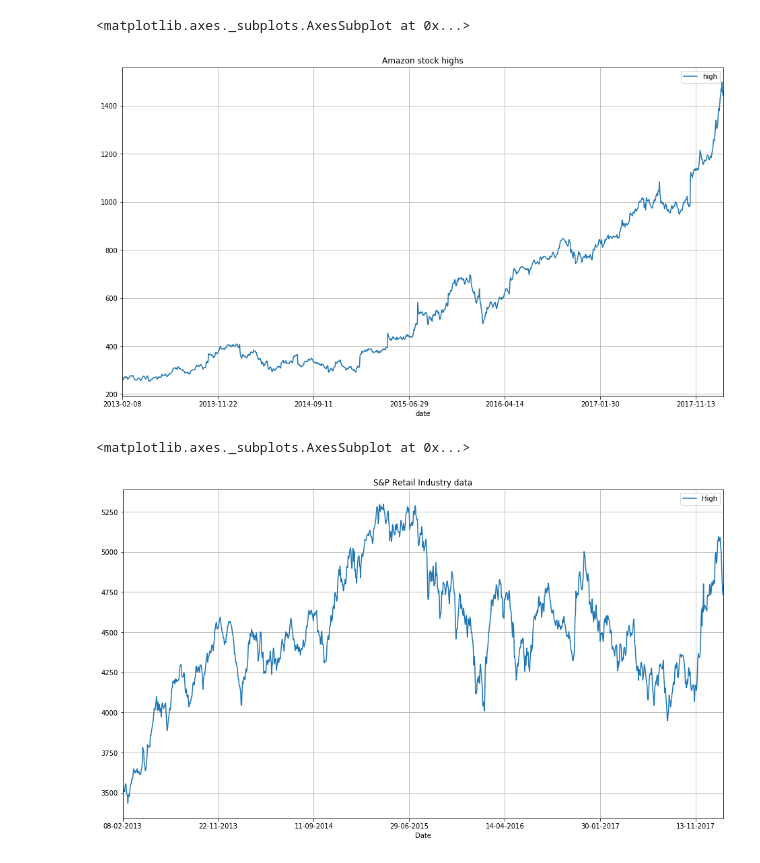
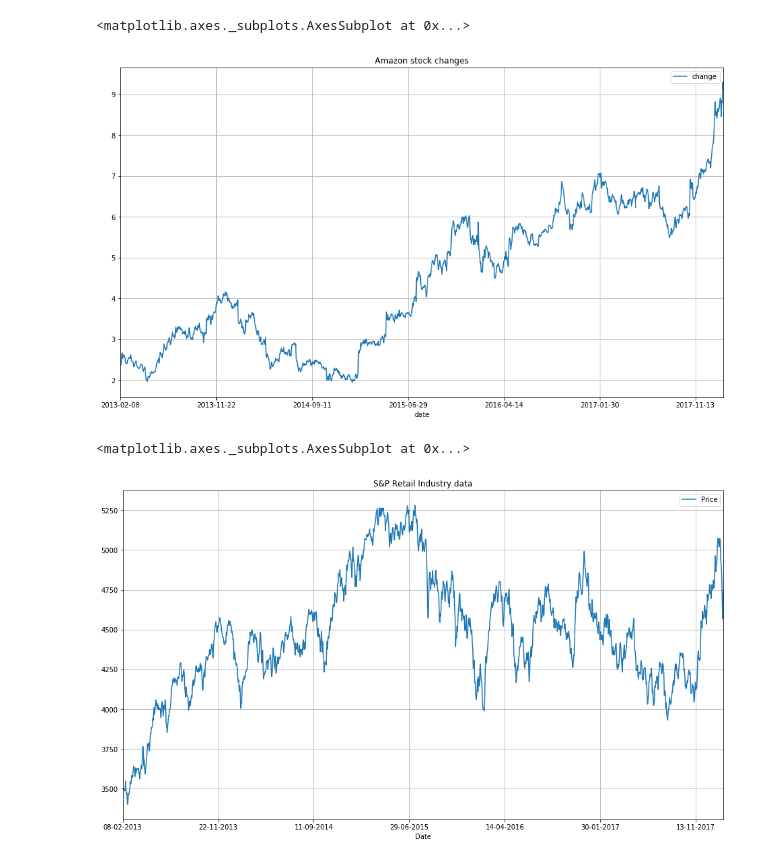
Before and after one commit to AjayZinngg/Exploratory-data-analysis-S-P, a Jupyter notebook: EDA.ipynb, the cells around one changed output. Saved outputs shown, nothing was run; the diff lists cells and outputs as text; code cells hidden in the pictures.

```diff
--- a/EDA.ipynb
+++ b/EDA.ipynb
@@ -10,5 +10,5 @@ from sklearn.metrics import r2_score, median_absolute_error, mean_absolute_error
 # %%
 %matplotlib inline
 # %%
-df = pd.read_csv('all_stocks_5yr.csv', usecols = ['date', 'high', 'Name'])
+df = pd.read_csv('all_stocks_5yr.csv', usecols = ['date', 'change', 'Name'])
 # %%
@@ -16,5 +16,5 @@ df2 = pd.read_csv('S&P Retail Select Industry Historical Data.csv', usecols = ['
 # %%
 cond = {'Name' : 'AMZN'}
 # %%
-amzn_data = df.loc[df.Name==cond['Name'], ['date', 'high', 'Name']]
+amzn_data = df.loc[df.Name==cond['Name'], ['date', 'change', 'Name']]
 # %%
@@ -22,13 +29,13 @@ amzn_data_t = df.loc[df.Name==cond['Name'], ['high']]
 # %%
-amzn_data.plot(x='date', y='high', figsize=(16,9), grid=True, title="Amazon stock highs")
+amzn_data.plot(x='date', y='change', figsize=(16,9), grid=True, title="Amazon stock changes")
 # %% [output]
 <matplotlib.axes._subplots.AxesSubplot at 0x...>
-[figure, old version]
+[figure, new version]
 # %%
-df2.plot(x='Date', y='High', figsize=(16,9), grid=True, title="S&P Retail Industry data")
+df2.plot(x='Date', y='Price', figsize=(16,9), grid=True, title="S&P Retail Industry data")
 # %% [output]
 <matplotlib.axes._subplots.AxesSubplot at 0x...>
-[figure, old version]
+[figure, new version]
 # %%
 def plotMovingAverage(series, window, plot_intervals=False, scale=1.96, plot_anomalies=False):
     """
```
Also changed, not shown: parts of 6 cells of this notebook, 1 other file.
